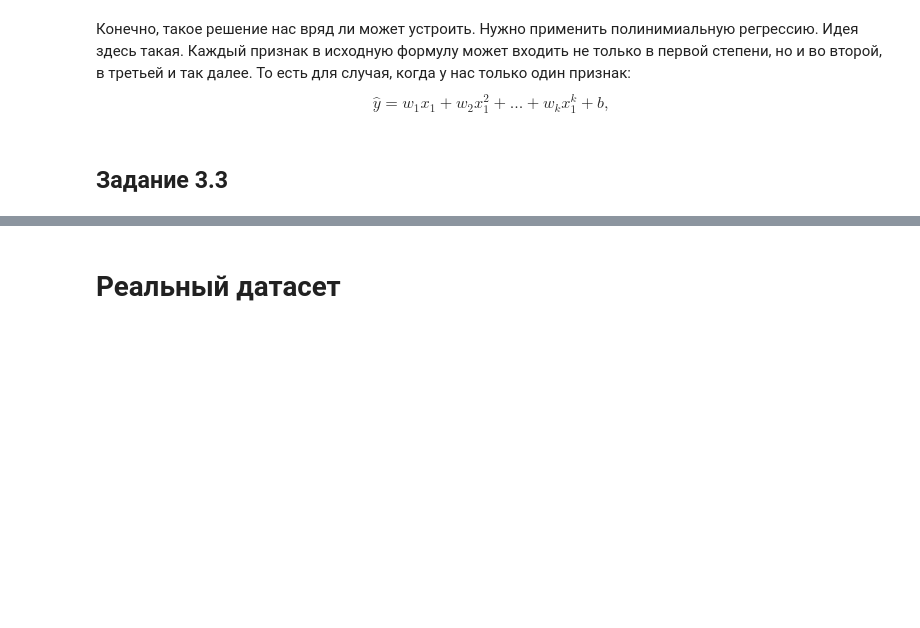
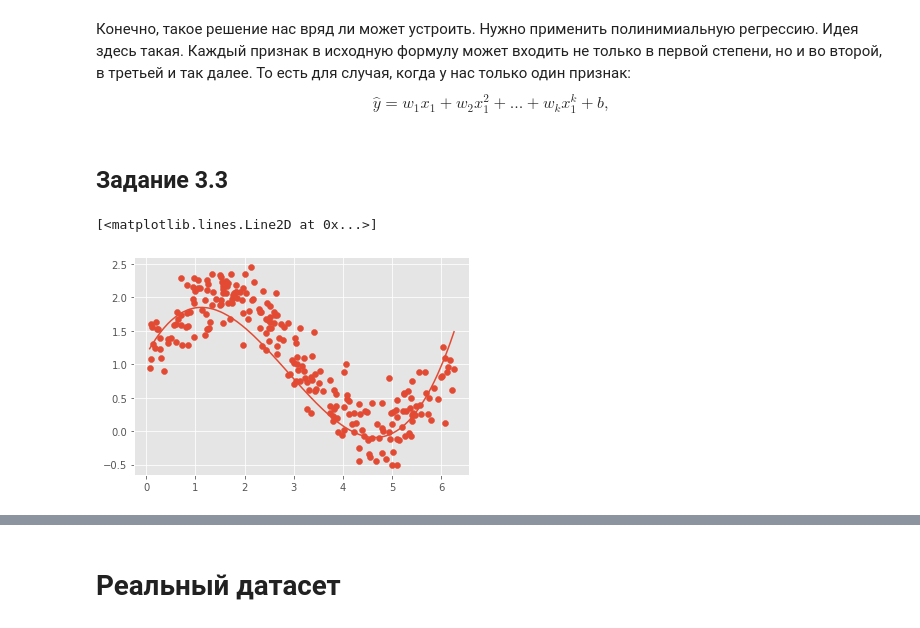
Before and after one commit to VanjaRo/ML-ITMO-Course, a Jupyter notebook: lab3_1.ipynb, the cells around one changed output, grey strips where cells are left out. Cells and saved outputs as stored; diff of their text form; code cells hidden in the pictures; blank space fills up the shorter version.

```diff
--- a/lab3_1.ipynb
+++ b/lab3_1.ipynb
@@ -101,0 +143,37 @@ from sklearn.preprocessing import PolynomialFeatures
+# %%
+class PolinomialRegression(BaseEstimator, RegressorMixin):
+
+  def fit(self, X, y, X_degrees, alpha=0.01):
+    self.X_degrees = X_degrees
+    self.X_train = np.empty([X.shape[0], X_degrees.sum() + 1])
+    count = 0
+    for degree_idx in range(X_degrees.shape[0]):
+      if X_degrees[degree_idx] == 0:
+        continue
+      for i in range(X_degrees[degree_idx] + 1):
+        self.X_train[:, count] = X[:, degree_idx] ** i
+        count += 1
+    self.w = inv((self.X_train.transpose() @ self.X_train + alpha * np.eye(self.X_train.shape[1]))) @ self.X_train.transpose() @ y
+    return self
+
+  def predict(self, X):
+    self.X_test = np.empty([X.shape[0], self.X_degrees.sum() + 1])
+    count = 0
+    for degree_idx in range(self.X_degrees.shape[0]):
+      if self.X_degrees[degree_idx] == 0:
+        continue
+      for i in range(self.X_degrees[degree_idx] + 1):
+        self.X_test[:, count] = X[:, degree_idx] ** i
+        count += 1
+    return self.X_test @ self.w
+
+### Реализуйте полиномиальную регрессию. Сделайте визуализацию для полиномов разных степеней.
+### Полином какой степени подходит больше других? Почему?
+# %%
+# 3 dimensions test
+y_pred = PolinomialRegression().fit(reshaped_x_train, reshaped_y_train, np.array([3])).predict(reshaped_x_train)
+plt.scatter(data['x_train'], data['y_train'])
+plt.plot(data['x_train'], y_pred)
+# %% [output]
+[<matplotlib.lines.Line2D at 0x...>]
+[figure, added]
```
Also changed, not shown: parts of 18 cells of this notebook.
